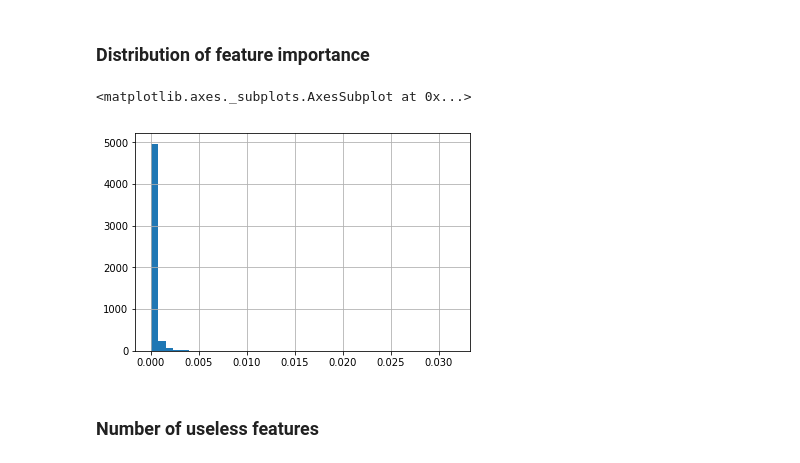
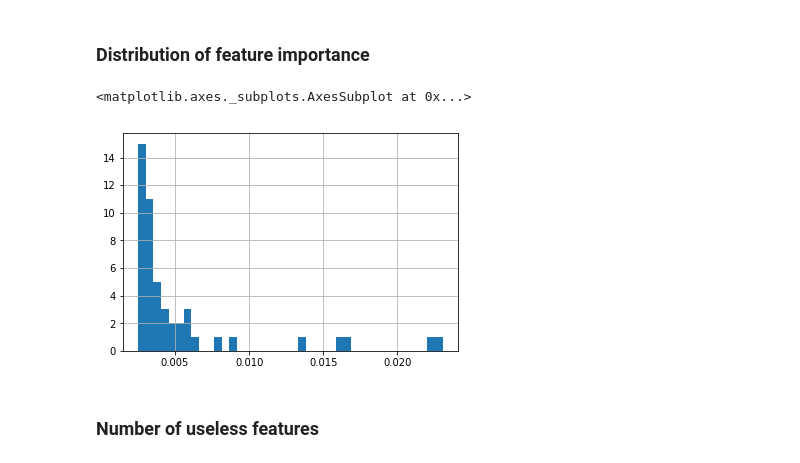
Before and after one commit to kjprice/smu-machine-learning, a Jupyter notebook: final/EDA.ipynb, the cells around one changed output. Saved outputs shown, nothing was run; the diff lists cells and outputs as text; code cells hidden in the pictures.

```diff
--- a/final/EDA.ipynb
+++ b/final/EDA.ipynb
@@ -610,10 +610,10 @@ top_twenty_features.plot.barh(grid=True, figsize=(10, 6))
 # %% [markdown]
 ### Distribution of feature importance
 # %%
-feature_rank_df.features_importance.hist(bins=40)
+feature_rank_df[features_importance > 0.0025].features_importance.hist(bins=40)
 # %% [output]
 <matplotlib.axes._subplots.AxesSubplot at 0x...>
-[figure, old version]
+[figure, new version]
 # %% [markdown]
 ### Number of useless features
 # %%
```
Also changed, not shown: parts of 6 cells of this notebook.
